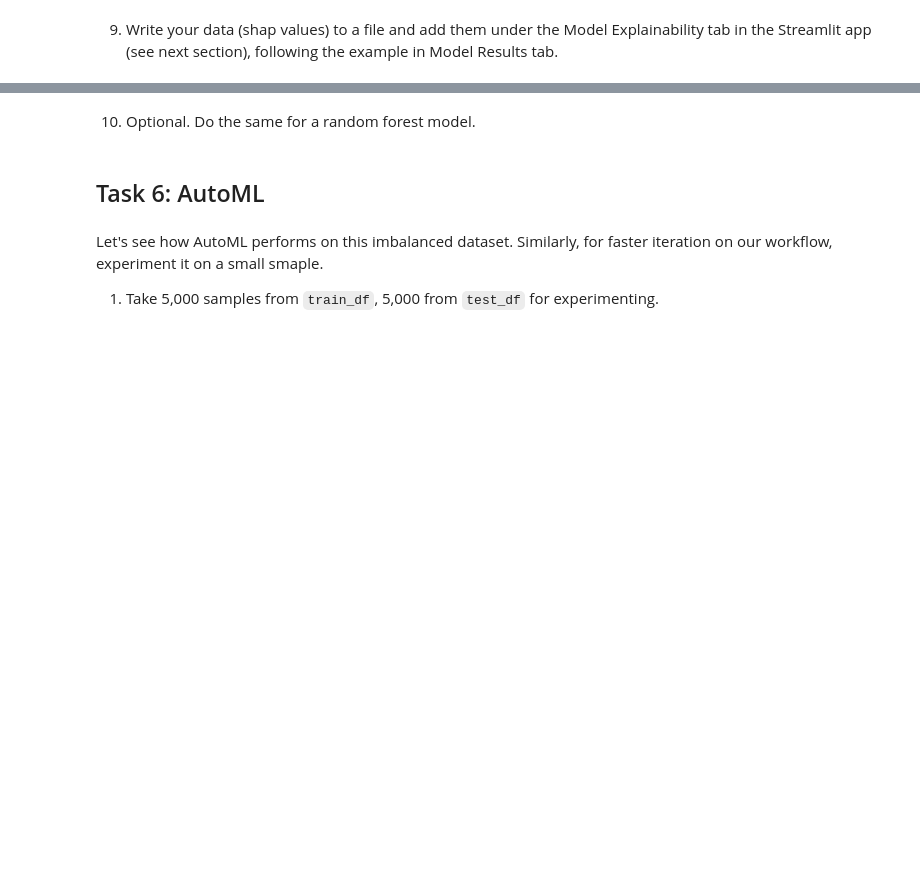
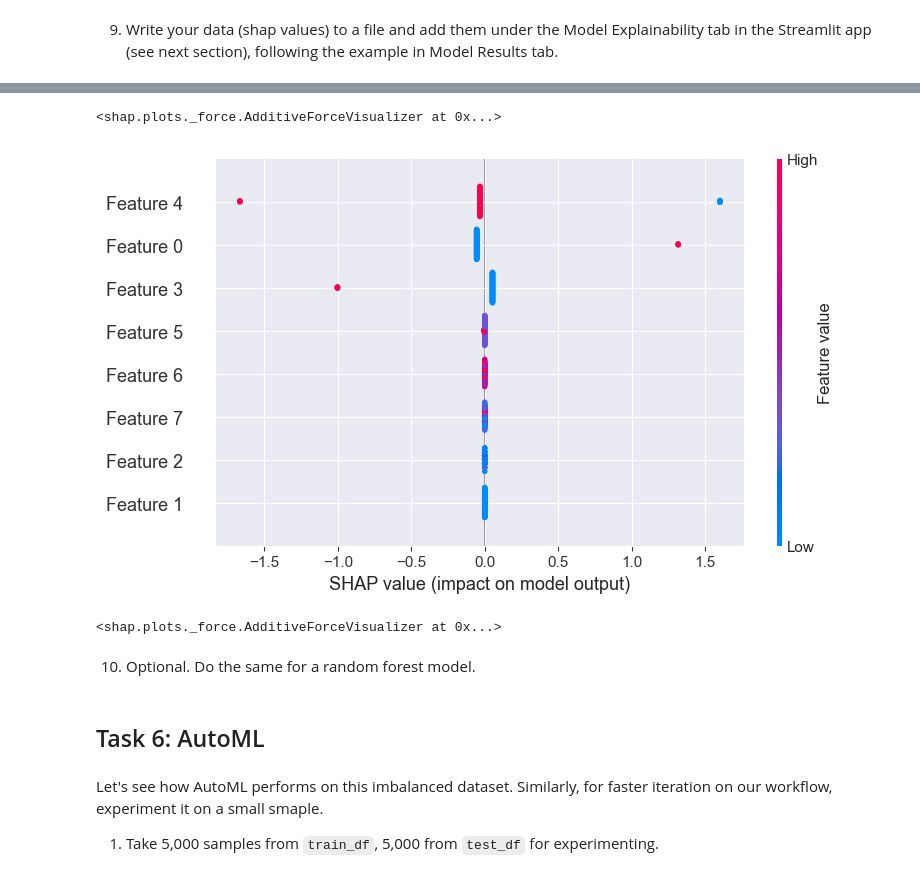
Before and after one commit to happykygo/FourthBrain, a Jupyter notebook: week-06-supervised-ml/nb/electronics-purchase-prediction.ipynb, the cells around one changed output, grey strips where cells are left out. Drawn from its saved outputs; the diff is of its cells as text; code cells hidden in the pictures; blank space fills up the shorter version.

```diff
--- a/week-06-supervised-ml/nb/electronics-purchase-prediction.ipynb
+++ b/week-06-supervised-ml/nb/electronics-purchase-prediction.ipynb
@@ -399,3 +555,28 @@ shap_values = None # YOUR CODE HERE
+# %%
+shap.force_plot(lr_explainer.expected_value, lr_shap_values[rand_sample], X_test_reduced_subset[[rand_sample]], show=False, matplotlib=True).savefig('../dat/lr_local.png')
+
+shap.force_plot(lr_explainer.expected_value, lr_shap_values[rand_sample], X_test_reduced_subset[[rand_sample]])
+# %% [output]
+<shap.plots._force.AdditiveForceVisualizer at 0x...>
+# %%
+plt.close()
+#svm_model
+svm_explainer = shap.LinearExplainer(svm_model, X_test_reduced_subset)
+svm_shap_values = svm_explainer.shap_values(X_test_reduced_subset)
+
+shap.summary_plot(svm_shap_values, X_test_reduced_subset, show=False)
+plt.savefig('../dat/svm_global.png')
+plt.close()
+
+shap.summary_plot(svm_shap_values, X_test_reduced_subset)
+# %% [output]
+[figure, added]
+# %%
+shap.force_plot(svm_explainer.expected_value, svm_shap_values[rand_sample], X_test_reduced_subset[[rand_sample]], show=False, matplotlib=True).savefig('../dat/svm_local.png')
+
+shap.force_plot(svm_explainer.expected_value, svm_shap_values[rand_sample], X_test_reduced_subset[[rand_sample]])
+# %% [output]
+<shap.plots._force.AdditiveForceVisualizer at 0x...>
 # %% [markdown]
 10. Optional. Do the same for a random forest model.
 # %% [markdown]
```
Also changed, not shown: parts of 62 cells of this notebook, 10 other files.
